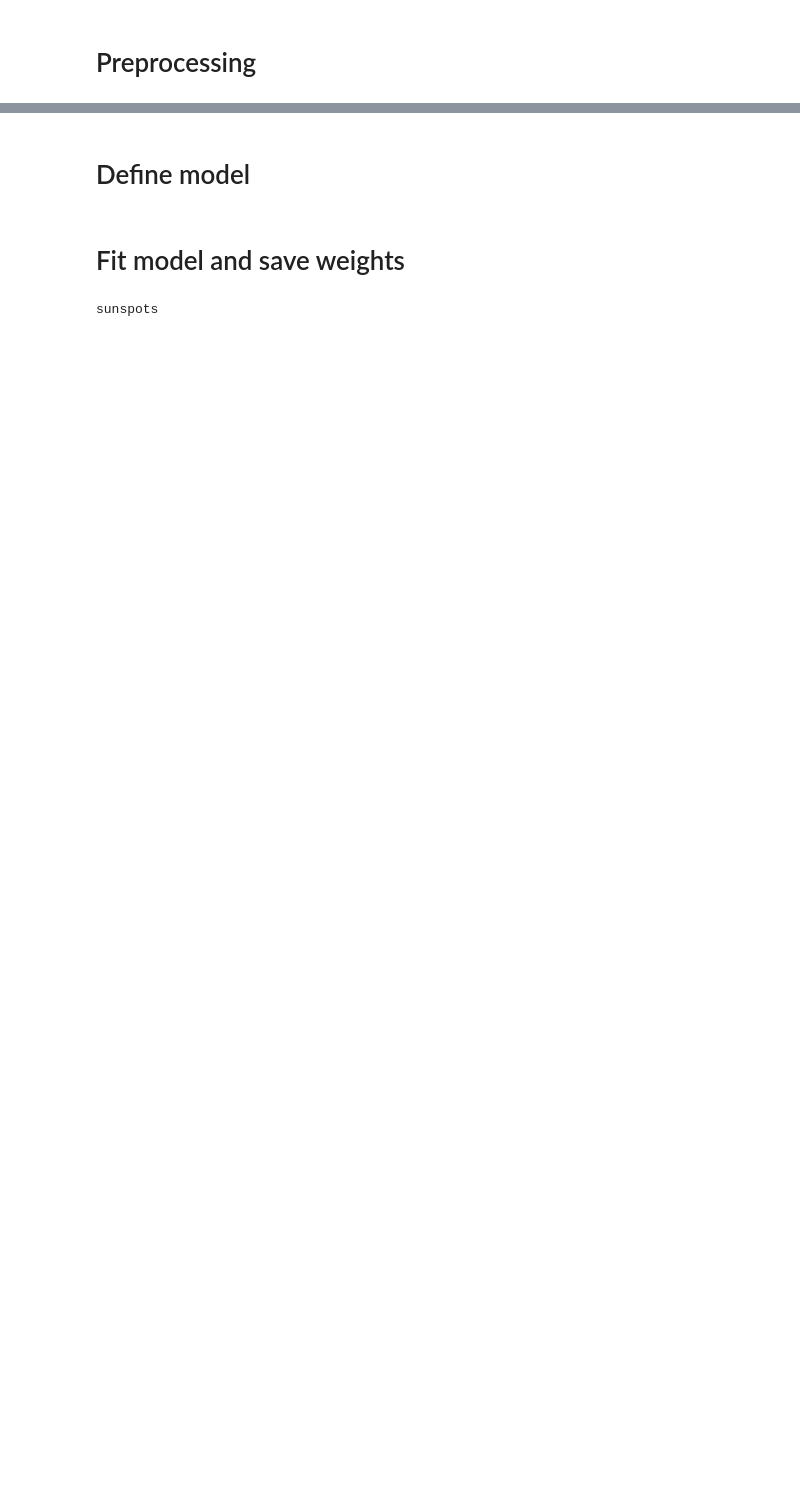
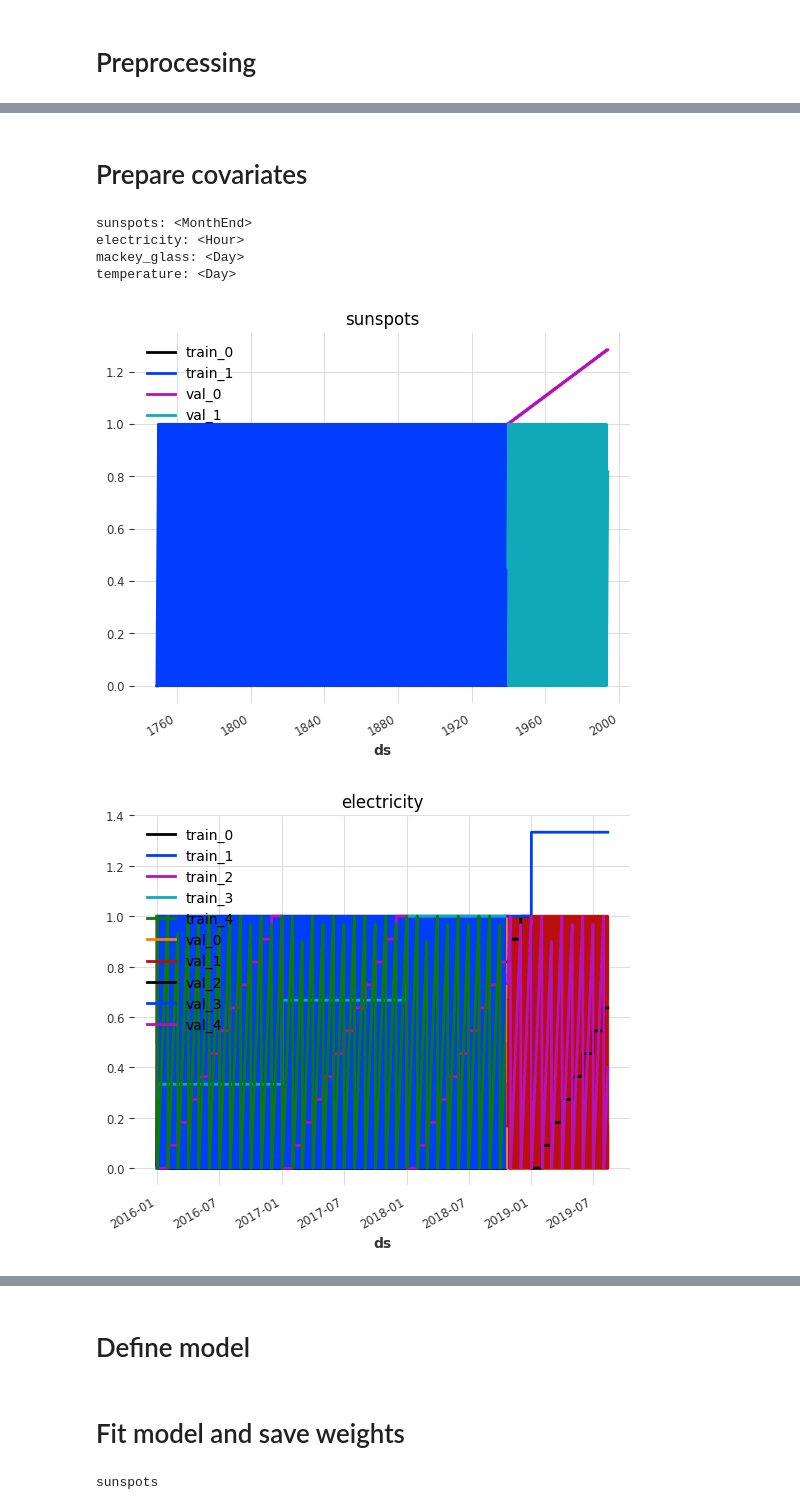
Before and after one commit to czyjtu/time-series-forecasting, a Jupyter notebook: notebooks/tft_darts.ipynb, the cells around one changed output, grey strips where cells are left out. Cells and saved outputs as stored; diff of their text form; code cells hidden in the pictures; blank space fills up the shorter version.

```diff
--- a/notebooks/tft_darts.ipynb
+++ b/notebooks/tft_darts.ipynb
@@ -91,0 +85,40 @@ for name, (series_train, series_val) in transformed_series.items():
+# %% [markdown]
+# Prepare covariates
+# %%
+for name, (series_train, series_val) in transformed_series.items():
+    print(f"{name}: {series_train.freq}")
+# %% [output]
+sunspots: <MonthEnd>
+electricity: <Hour>
+mackey_glass: <Day>
+temperature: <Day>
+# %%
+def get_covariates(series: TimeSeries, attributes: list[str]) -> TimeSeries:
+    covariates = [datetime_attribute_timeseries(series, attribute=attribute) for attribute in attributes]
+    return concatenate(covariates, axis=1)
+
+
+covariates = {
+    "sunspots": (get_covariates(sunspots_series_train, ["year", "month"]), get_covariates(sunspots_series_val, ["year", "month"])),
+    "electricity": (get_covariates(electricity_series_train, ["hour", "weekday", "month", "year", "day"]), get_covariates(electricity_series_val, ["hour", "weekday", "month", "year", "day"])),
+    "mackey_glass": (get_covariates(mackey_glass_series_train, ["year", "month", "day"]), get_covariates(mackey_glass_series_val, ["year", "month", "day"])),
+    "temperature": (get_covariates(temperature_series_train, ["year", "month", "day"]), get_covariates(temperature_series_val, ["year", "month", "day"])),
+}
+
+covariates_scalers = {
+    name: Scaler() for name in covariates.keys()
+}
+
+covariates_scaled = {
+    name: (covariates_scalers[name].fit_transform(covariates[name][0]), covariates_scalers[name].transform(covariates[name][1]))
+    for name in covariates.keys()
+}
+
+for name, (series_train, series_val) in covariates_scaled.items():
+    series_train.plot(label="train")
+    series_val.plot(label="val")
+    plt.title(name)
+    plt.show()
+# %% [output]
+[figure, added]
+[figure, added]
```
Also changed, not shown: parts of 14 cells of this notebook, 11 other files.
